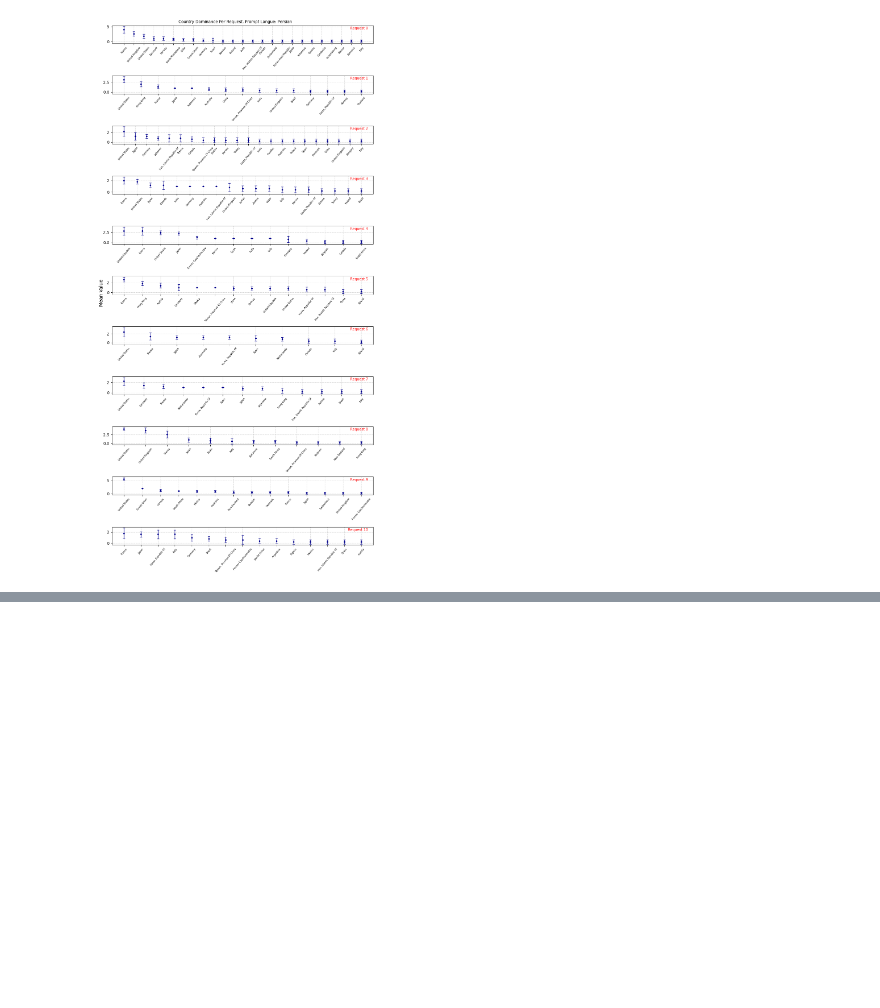
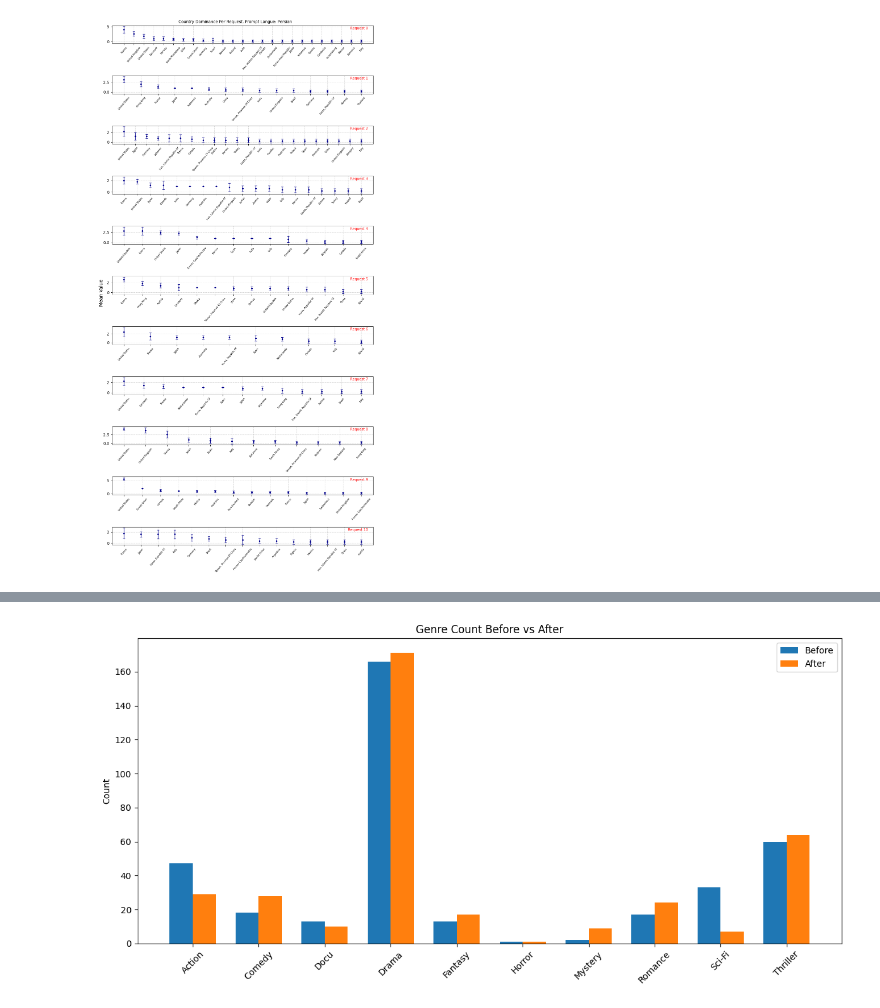
Before and after one commit to aysegulrana/recsys-llm-fairness, a Jupyter notebook: updated_stats_analysis.ipynb, the cells around one changed output, grey strips where cells are left out. Saved outputs shown, nothing was run; the diff lists cells and outputs as text; code cells hidden in the pictures; blank space fills up the shorter version.

Commit message:
genre analyses added

```diff
--- a/updated_stats_analysis.ipynb
+++ b/updated_stats_analysis.ipynb
@@ -1309,0 +1443,24 @@ plt.show()
+# %%
+all_categories = sorted(set(before_genre_count.keys()) | set(after_genre_count.keys()))
+before_values = [before_genre_count.get(cat, 0) for cat in all_categories]
+after_values = [after_genre_count.get(cat, 0) for cat in all_categories]
+
+# Bar positions
+x = np.arange(len(all_categories))
+width = 0.35
+
+# Plotting
+plt.figure(figsize=(12, 6))
+plt.bar(x - width/2, before_values, width, label='Before')
+plt.bar(x + width/2, after_values, width, label='After')
+
+# Labels and title
+plt.ylabel('Count')
+plt.title('Genre Count Before vs After')
+plt.xticks(x, all_categories, rotation=45)
+plt.legend()
+plt.tight_layout()
+
+plt.show()
+# %% [output]
+[figure, added]
```
Also changed, not shown: parts of 8 cells of this notebook.
